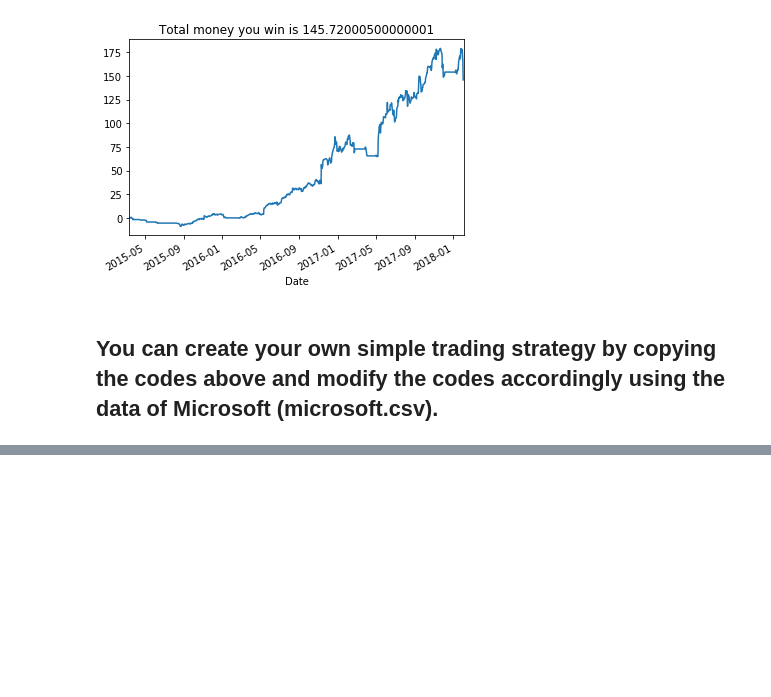
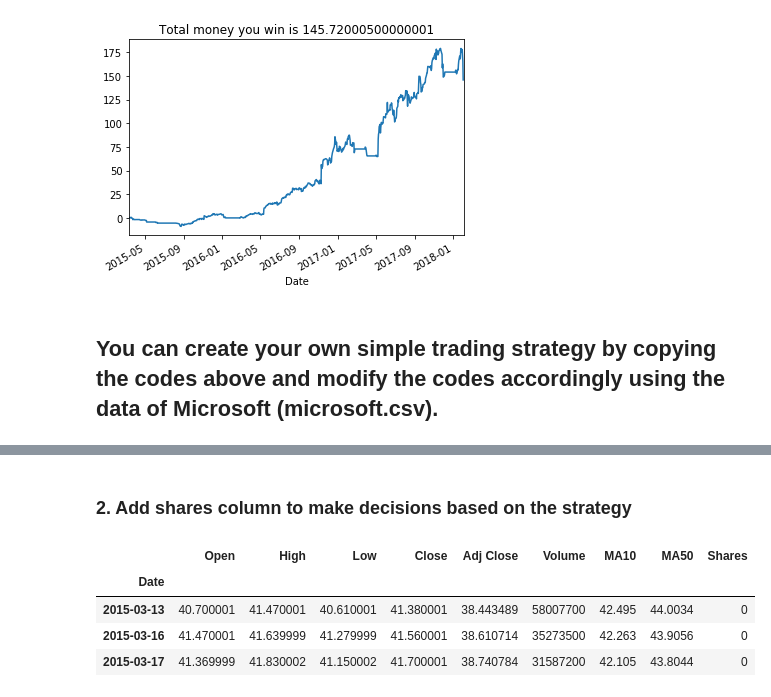
Before and after one commit to Blackman9t/Python_-_Statistics_for_Financial_Analysis, a Jupyter notebook: 4_wk1_Build+a+simple+trading+strategy.ipynb, the cells around one changed output, grey strips where cells are left out. Drawn from its saved outputs; the diff is of its cells as text; code cells hidden in the pictures; blank space fills up the shorter version.

```diff
--- a/4_wk1_Build+a+simple+trading+strategy.ipynb
+++ b/4_wk1_Build+a+simple+trading+strategy.ipynb
@@ -80,0 +99,11 @@ Text(0.5, 1.0, 'Total money you win is 145.72000500000001')
+# %% [markdown]
+### 2. Add shares column to make decisions based on the strategy
+# %%
+ms['Shares'] = [1 if ms.loc[ei, 'MA10']> ms.loc[ei, 'MA50'] else 0 for ei in ms.index]
+ms.head(3)
+# %% [output]
+|  | Open | High | Low | Close | Adj Close | Volume | MA10 | MA50 | Shares |
+| Date |  |  |  |  |  |  |  |  |  |
+| 2015-03-13 | 40.700001 | 41.470001 | 40.610001 | 41.380001 | 38.443489 | 58007700 | 42.495 | 44.0034 | 0 |
+| 2015-03-16 | 41.470001 | 41.639999 | 41.279999 | 41.560001 | 38.610714 | 35273500 | 42.263 | 43.9056 | 0 |
+| 2015-03-17 | 41.369999 | 41.830002 | 41.150002 | 41.700001 | 38.740784 | 31587200 | 42.105 | 43.8044 | 0 |
```
Also changed, not shown: parts of 4 cells of this notebook.
